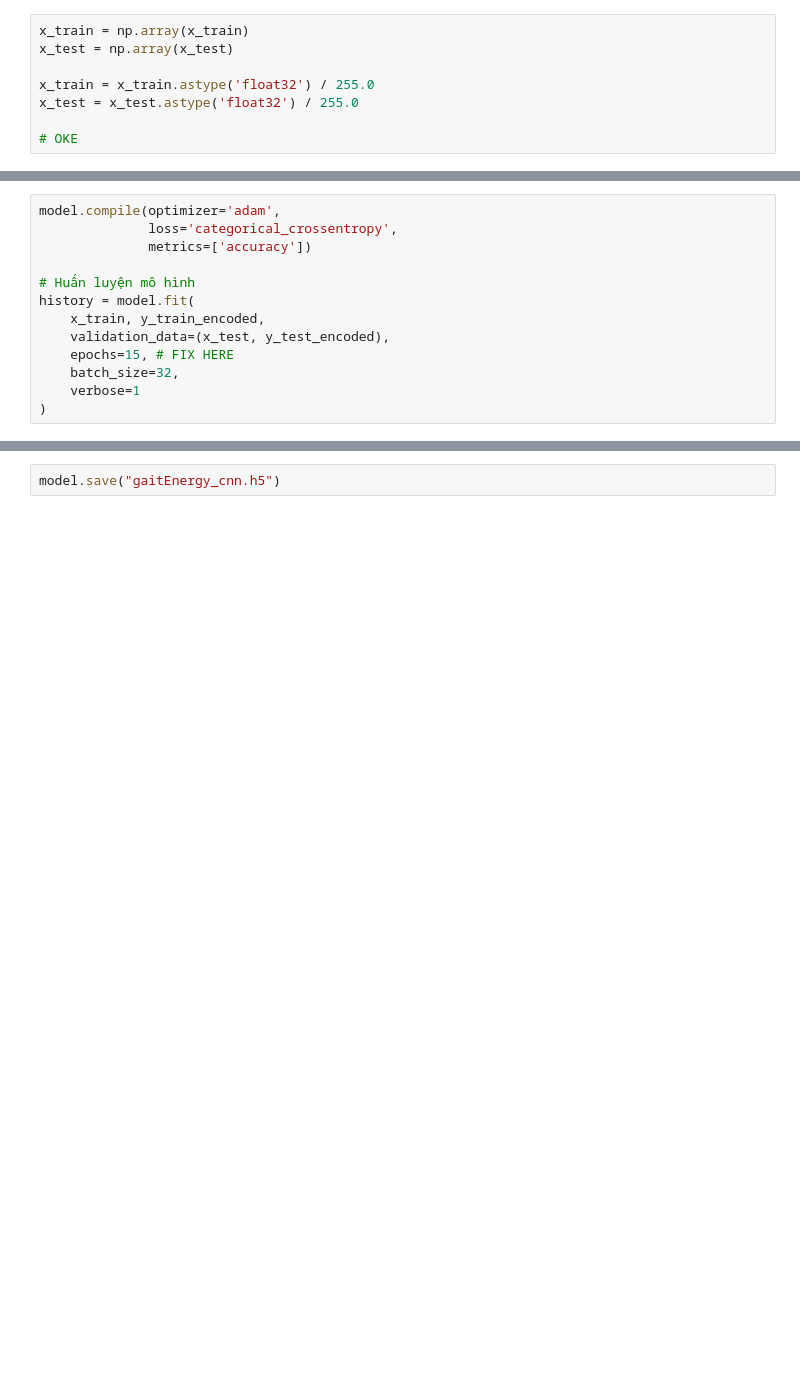
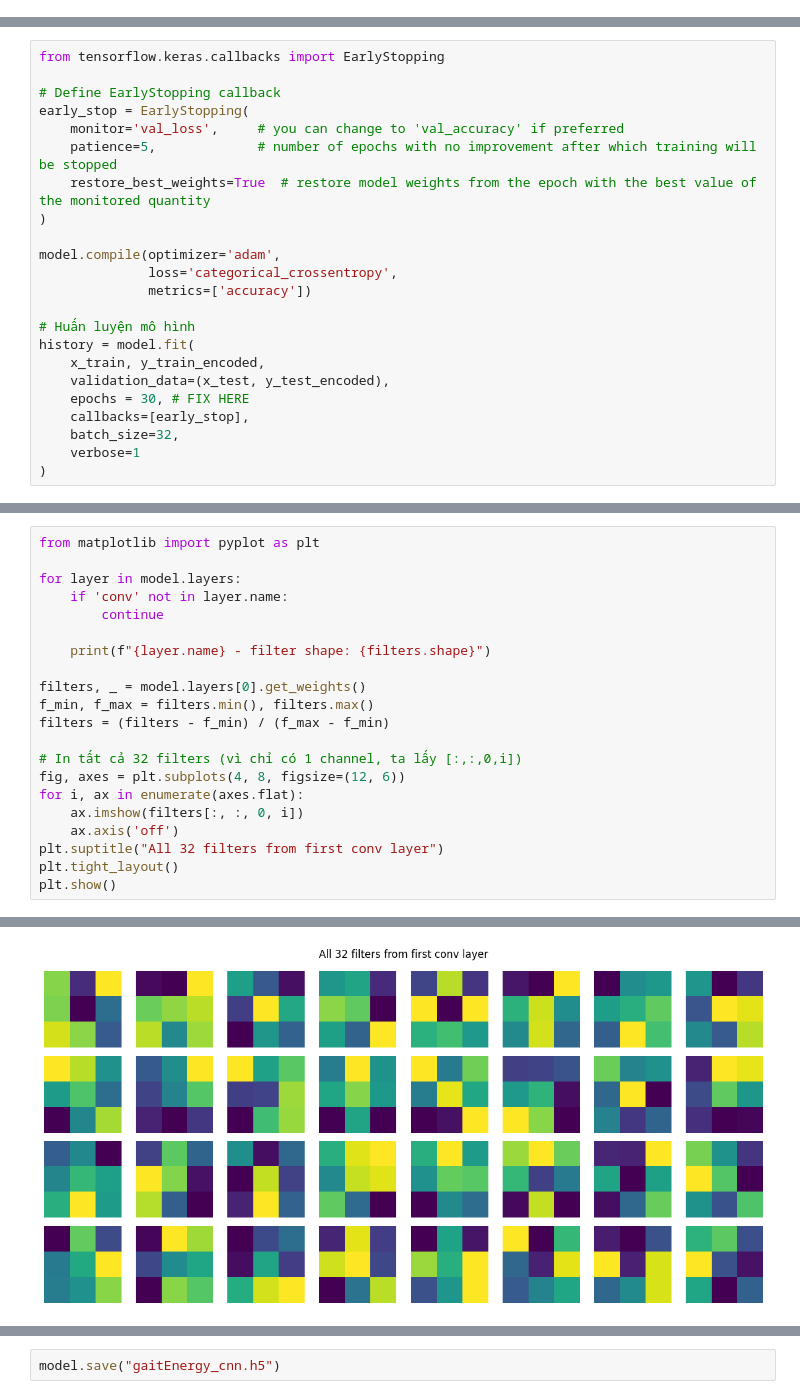
Before and after one commit to sillycroisant/GaitEnergy-Detection, a Jupyter notebook: 4_cnn_model.ipynb, the cells around one changed output, grey strips where cells are left out. Cells and saved outputs as stored; diff of their text form; blank space fills up the shorter version.

```diff
--- a/4_cnn_model.ipynb
+++ b/4_cnn_model.ipynb
@@ -106,11 +97,3 @@ y_test_encoded = to_categorical(y_test_int, num_classes)
-# %%
-x_train = np.array(x_train)
-x_test = np.array(x_test)
-
-x_train = x_train.astype('float32') / 255.0
-x_test = x_test.astype('float32') / 255.0
-
-# OKE
 # %%
 from tensorflow.keras.models import Sequential
 from tensorflow.keras.layers import Conv2D, MaxPooling2D, Flatten, Dense, Dropout, BatchNormalization
@@ -165,6 +147,15 @@ Model: "sequential_1"
  Trainable params: 389,450 (1.49 MB)
  Non-trainable params: 448 (1.75 KB)
 # %%
+from tensorflow.keras.callbacks import EarlyStopping
+
+# Define EarlyStopping callback
+early_stop = EarlyStopping(
+    monitor='val_loss',     # you can change to 'val_accuracy' if preferred
+    patience=5,             # number of epochs with no improvement after which training will be stopped
+    restore_best_weights=True  # restore model weights from the epoch with the best value of the monitored quantity
+)
+
 model.compile(optimizer='adam',
               loss='categorical_crossentropy',
               metrics=['accuracy'])
@@ -173,7 +164,8 @@ model.compile(optimizer='adam',
 history = model.fit(
     x_train, y_train_encoded,
     validation_data=(x_test, y_test_encoded),
-    epochs=15, # FIX HERE
+    epochs = 30, # FIX HERE
+    callbacks=[early_stop],
     batch_size=32,
     verbose=1
 )
@@ -203,0 +196,22 @@ print(f"\n✅ Test accuracy: {test_acc:.4f} - Test loss: {test_loss:.4f}")
+# %%
+from matplotlib import pyplot as plt
+
+for layer in model.layers:
+    if 'conv' not in layer.name:
+        continue
+
+    print(f"{layer.name} - filter shape: {filters.shape}")
+
+filters, _ = model.layers[0].get_weights()
+f_min, f_max = filters.min(), filters.max()
+filters = (filters - f_min) / (f_max - f_min)
+
+# In tất cả 32 filters (vì chỉ có 1 channel, ta lấy [:,:,0,i])
+fig, axes = plt.subplots(4, 8, figsize=(12, 6))
+for i, ax in enumerate(axes.flat):
+    ax.imshow(filters[:, :, 0, i])
+    ax.axis('off')
+plt.suptitle("All 32 filters from first conv layer")
+plt.tight_layout()
+plt.show()
+# %% [output]
@@ -203,0 +221 @@ print(f"\n✅ Test accuracy: {test_acc:.4f} - Test loss: {test_loss:.4f}")
+[figure, added]
```
Also changed, not shown: parts of 10 cells of this notebook, 10 other files.
